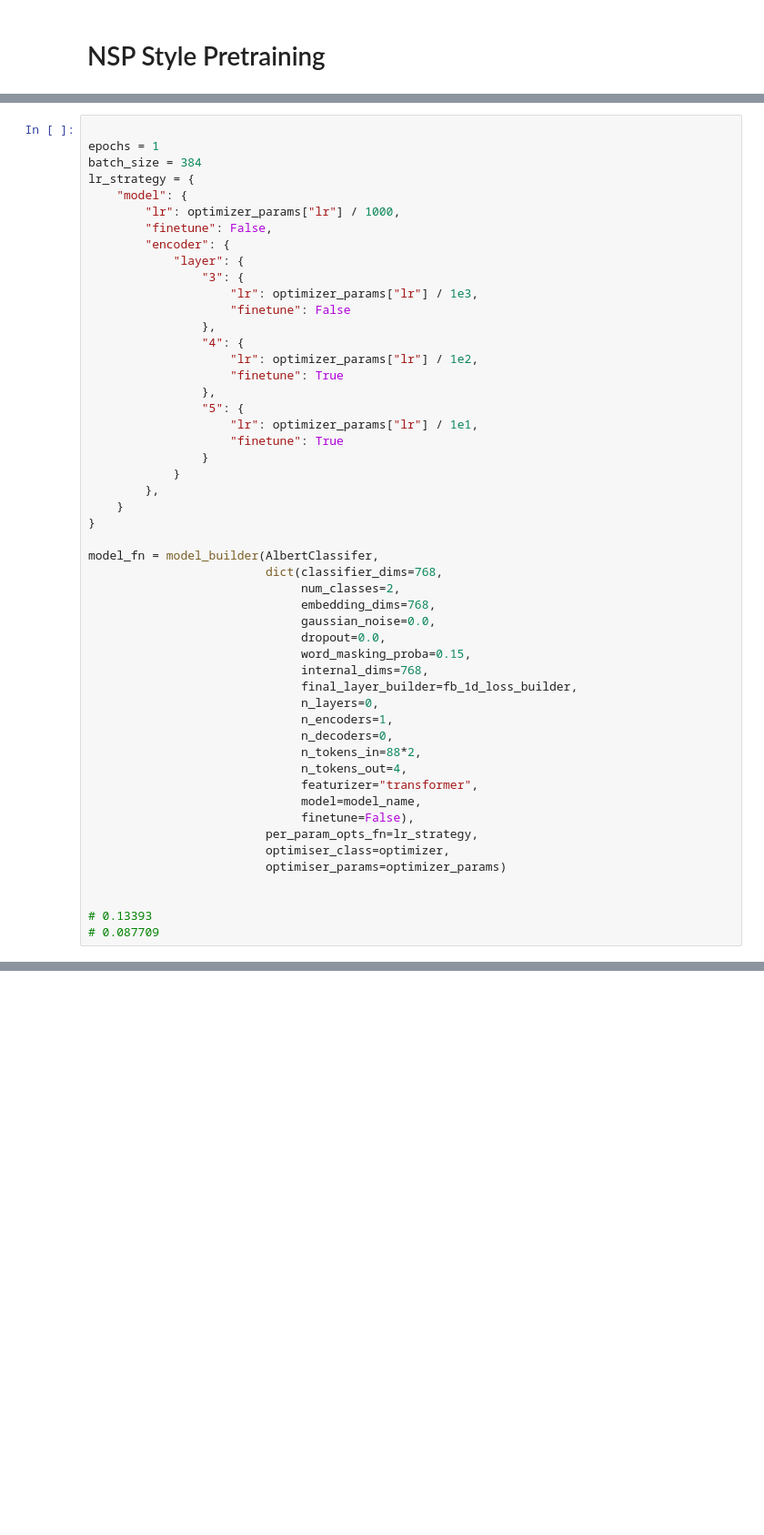
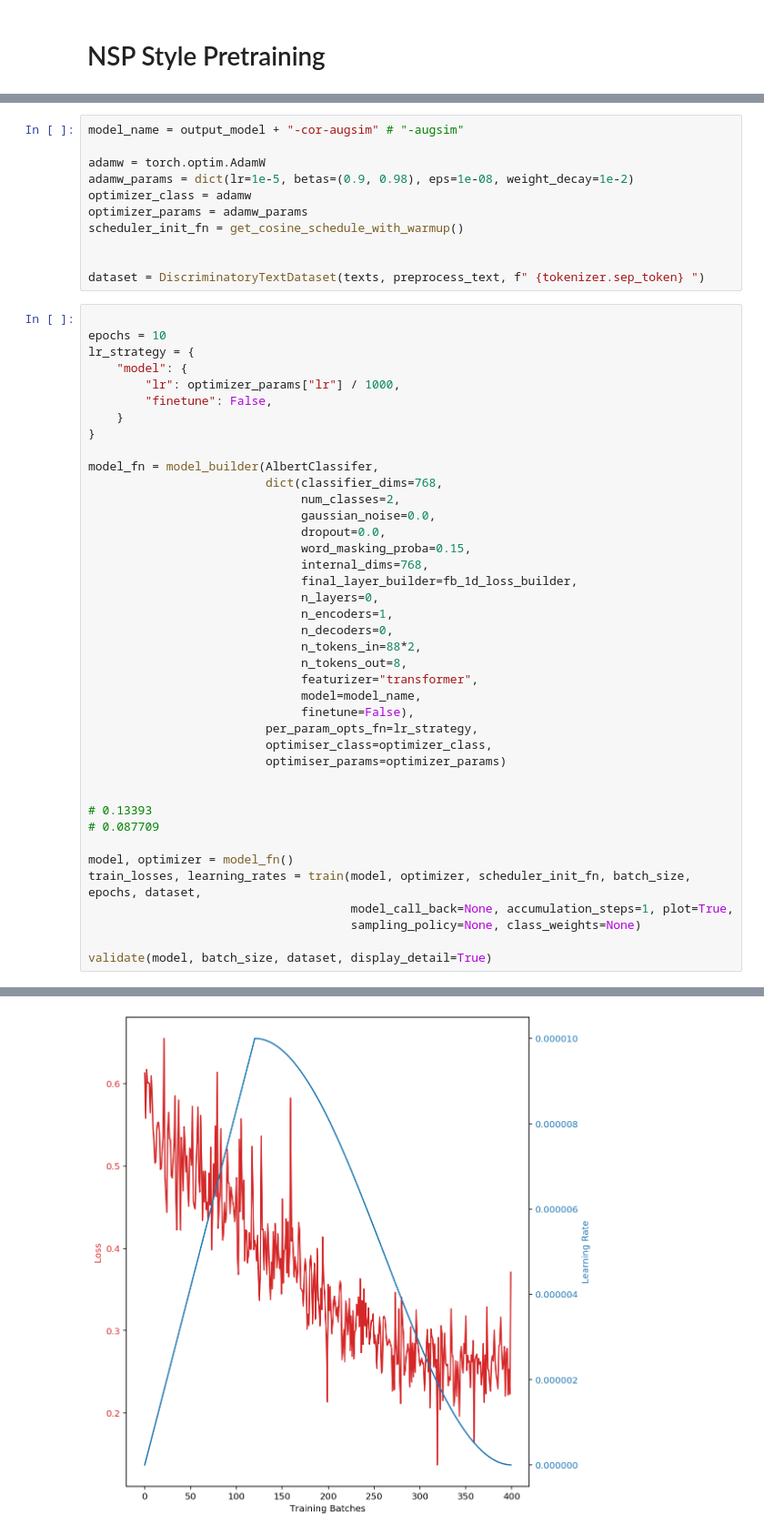
Before and after one commit to faizanahemad/facebook-hateful-memes, a Jupyter notebook: notebooks/SSL-Bert.ipynb, the cells around one changed output, grey strips where cells are left out. Shown at 91% size. Cells and saved outputs as stored; diff of their text form; blank space fills up the shorter version.

```diff
--- a/notebooks/SSL-Bert.ipynb
+++ b/notebooks/SSL-Bert.ipynb
@@ -367,34 +428,27 @@ model_name = "./distilbert-augsim"
+# %%
+model_name = output_model + "-cor-augsim" # "-augsim"
+
+adamw = torch.optim.AdamW
+adamw_params = dict(lr=1e-5, betas=(0.9, 0.98), eps=1e-08, weight_decay=1e-2)
+optimizer_class = adamw
+optimizer_params = adamw_params
+scheduler_init_fn = get_cosine_schedule_with_warmup()
+
+
+dataset = DiscriminatoryTextDataset(texts, preprocess_text, f" {tokenizer.sep_token} ")
 # %%
 
-epochs = 1
-batch_size = 384
+epochs = 10
 lr_strategy = {
     "model": {
         "lr": optimizer_params["lr"] / 1000,
         "finetune": False,
-        "encoder": {
-            "layer": {
-                "3": {
-                    "lr": optimizer_params["lr"] / 1e3,
-                    "finetune": False
-                },
-                "4": {
-                    "lr": optimizer_params["lr"] / 1e2,
-                    "finetune": True
-                },
-                "5": {
-                    "lr": optimizer_params["lr"] / 1e1,
-                    "finetune": True
-                }
-            }
-        },
     }
 }
 
 model_fn = model_builder(AlbertClassifer,
                          dict(classifier_dims=768,
                               num_classes=2,
-                              embedding_dims=768,
                               gaussian_noise=0.0,
                               dropout=0.0,
                               word_masking_proba=0.15,
@@ -404,14 +458,22 @@ model_fn = model_builder(AlbertClassifer,
                               n_encoders=1,
                               n_decoders=0,
                               n_tokens_in=88*2,
-                              n_tokens_out=4,
+                              n_tokens_out=8,
                               featurizer="transformer",
                               model=model_name,
                               finetune=False),
                          per_param_opts_fn=lr_strategy,
-                         optimiser_class=optimizer,
+                         optimiser_class=optimizer_class,
                          optimiser_params=optimizer_params)
 
 
 # 0.13393
 # 0.087709
+
+model, optimizer = model_fn()
+train_losses, learning_rates = train(model, optimizer, scheduler_init_fn, batch_size, epochs, dataset,
+                                     model_call_back=None, accumulation_steps=1, plot=True,
+                                     sampling_policy=None, class_weights=None)
+
+validate(model, batch_size, dataset, display_detail=True)
+# %% [output]
@@ -417,0 +497 @@ model_fn = model_builder(AlbertClassifer,
+[figure, added]
```
Also changed, not shown: parts of 27 cells of this notebook, 1 other file.
